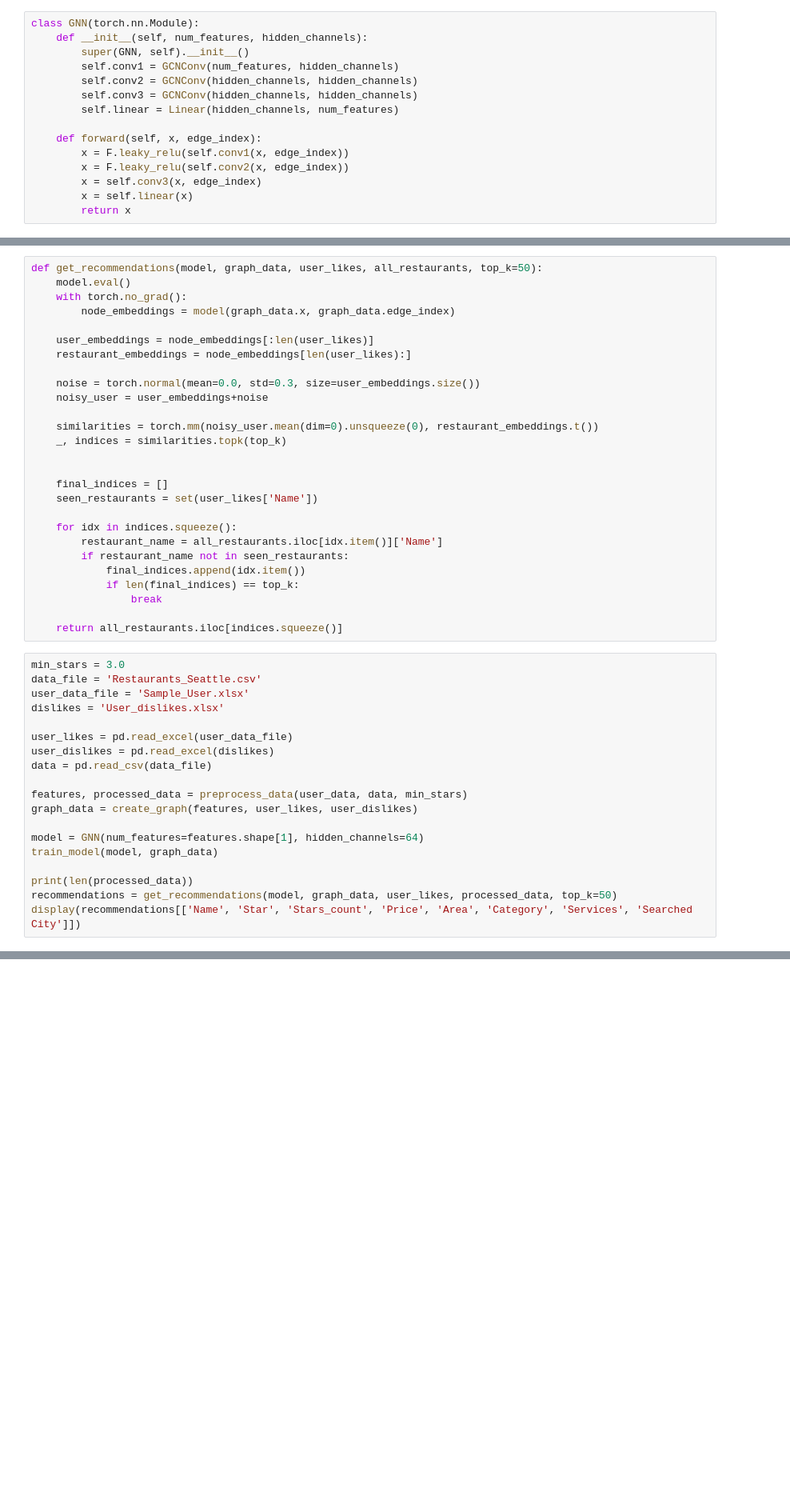
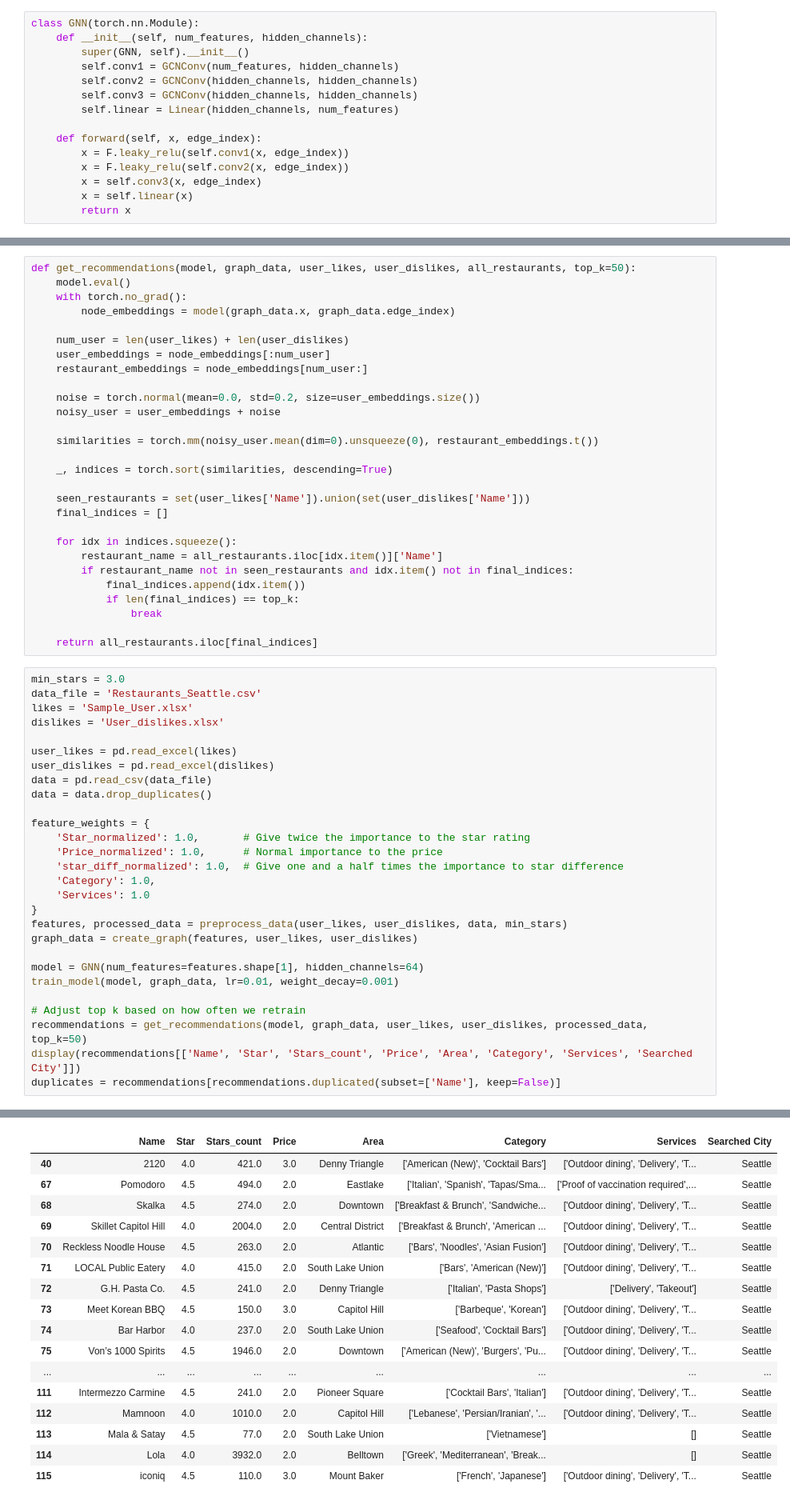
Before and after one commit to Aaiiko/thirdspace, a Jupyter notebook: recommendation/recommend.ipynb, the cells around one changed output, grey strips where cells are left out. Shown at 80% size. Saved outputs shown, nothing was run; the diff lists cells and outputs as text; blank space fills up the shorter version.

Commit message:
Fixed duplicates issue

```diff
--- a/recommendation/recommend.ipynb
+++ b/recommendation/recommend.ipynb
@@ -114,47 +115,57 @@ def train_model(model, graph_data, num_epochs=100):
 # %%
-def get_recommendations(model, graph_data, user_likes, all_restaurants, top_k=50):
+def get_recommendations(model, graph_data, user_likes, user_dislikes, all_restaurants, top_k=50):
     model.eval()
     with torch.no_grad():
         node_embeddings = model(graph_data.x, graph_data.edge_index)
 
-    user_embeddings = node_embeddings[:len(user_likes)]
-    restaurant_embeddings = node_embeddings[len(user_likes):]
+    num_user = len(user_likes) + len(user_dislikes)
+    user_embeddings = node_embeddings[:num_user]
+    restaurant_embeddings = node_embeddings[num_user:]
 
-    noise = torch.normal(mean=0.0, std=0.3, size=user_embeddings.size())
-    noisy_user = user_embeddings+noise
+    noise = torch.normal(mean=0.0, std=0.2, size=user_embeddings.size())
+    noisy_user = user_embeddings + noise
 
     similarities = torch.mm(noisy_user.mean(dim=0).unsqueeze(0), restaurant_embeddings.t())
-    _, indices = similarities.topk(top_k)
 
+    _, indices = torch.sort(similarities, descending=True)
 
+    seen_restaurants = set(user_likes['Name']).union(set(user_dislikes['Name']))
     final_indices = []
-    seen_restaurants = set(user_likes['Name'])
 
     for idx in indices.squeeze():
         restaurant_name = all_restaurants.iloc[idx.item()]['Name']
-        if restaurant_name not in seen_restaurants:
+        if restaurant_name not in seen_restaurants and idx.item() not in final_indices:
             final_indices.append(idx.item())
             if len(final_indices) == top_k:
                 break
 
-    return all_restaurants.iloc[indices.squeeze()]
+    return all_restaurants.iloc[final_indices]
 # %%
 min_stars = 3.0
 data_file = 'Restaurants_Seattle.csv'
-user_data_file = 'Sample_User.xlsx'
+likes = 'Sample_User.xlsx'
 dislikes = 'User_dislikes.xlsx'
 
-user_likes = pd.read_excel(user_data_file)
+user_likes = pd.read_excel(likes)
 user_dislikes = pd.read_excel(dislikes)
 data = pd.read_csv(data_file)
+data = data.drop_duplicates()
 
-features, processed_data = preprocess_data(user_data, data, min_stars)
+feature_weights = {
+    'Star_normalized': 1.0,       # Give twice the importance to the star rating
+    'Price_normalized': 1.0,      # Normal importance to the price
+    'star_diff_normalized': 1.0,  # Give one and a half times the importance to star difference
+    'Category': 1.0,
+    'Services': 1.0
+}
+features, processed_data = preprocess_data(user_likes, user_dislikes, data, min_stars)
 graph_data = create_graph(features, user_likes, user_dislikes)
 
 model = GNN(num_features=features.shape[1], hidden_channels=64)
-train_model(model, graph_data)
+train_model(model, graph_data, lr=0.01, weight_decay=0.001)
 
-print(len(processed_data))
-recommendations = get_recommendations(model, graph_data, user_likes, processed_data, top_k=50)
+# Adjust top k based on how often we retrain
+recommendations = get_recommendations(model, graph_data, user_likes, user_dislikes, processed_data, top_k=50)
 display(recommendations[['Name', 'Star', 'Stars_count', 'Price', 'Area', 'Category', 'Services', 'Searched City']])
+duplicates = recommendations[recommendations.duplicated(subset=['Name'], keep=False)]
 # %% [output]
@@ -162,2 +172,19 @@ Epoch 10/100, Loss: 2.8852
+|  | Name | Star | Stars_count | Price | Area | Category | Services | Searched City |
+| 40 | 2120 | 4.0 | 421.0 | 3.0 | Denny Triangle | ['American (New)', 'Cocktail Bars'] | ['Outdoor dining', 'Delivery', 'T... | Seattle |
+| 67 | Pomodoro | 4.5 | 494.0 | 2.0 | Eastlake | ['Italian', 'Spanish', 'Tapas/Sma... | ['Proof of vaccination required',... | Seattle |
+| 68 | Skalka | 4.5 | 274.0 | 2.0 | Downtown | ['Breakfast & Brunch', 'Sandwiche... | ['Outdoor dining', 'Delivery', 'T... | Seattle |
+| 69 | Skillet Capitol Hill | 4.0 | 2004.0 | 2.0 | Central District | ['Breakfast & Brunch', 'American ... | ['Outdoor dining', 'Delivery', 'T... | Seattle |
+| 70 | Reckless Noodle House | 4.5 | 263.0 | 2.0 | Atlantic | ['Bars', 'Noodles', 'Asian Fusion'] | ['Outdoor dining', 'Delivery', 'T... | Seattle |
+| 71 | LOCAL Public Eatery | 4.0 | 415.0 | 2.0 | South Lake Union | ['Bars', 'American (New)'] | ['Outdoor dining', 'Delivery', 'T... | Seattle |
+| 72 | G.H. Pasta Co. | 4.5 | 241.0 | 2.0 | Denny Triangle | ['Italian', 'Pasta Shops'] | ['Delivery', 'Takeout'] | Seattle |
+| 73 | Meet Korean BBQ | 4.5 | 150.0 | 3.0 | Capitol Hill | ['Barbeque', 'Korean'] | ['Outdoor dining', 'Delivery', 'T... | Seattle |
+| 74 | Bar Harbor | 4.0 | 237.0 | 2.0 | South Lake Union | ['Seafood', 'Cocktail Bars'] | ['Outdoor dining', 'Delivery', 'T... | Seattle |
+| 75 | Von’s 1000 Spirits | 4.5 | 1946.0 | 2.0 | Downtown | ['American (New)', 'Burgers', 'Pu... | ['Outdoor dining', 'Delivery', 'T... | Seattle |
+| ... | ... | ... | ... | ... | ... | ... | ... | ... |
+| 111 | Intermezzo Carmine | 4.5 | 241.0 | 2.0 | Pioneer Square | ['Cocktail Bars', 'Italian'] | ['Outdoor dining', 'Delivery', 'T... | Seattle |
+| 112 | Mamnoon | 4.0 | 1010.0 | 2.0 | Capitol Hill | ['Lebanese', 'Persian/Iranian', '... | ['Outdoor dining', 'Delivery', 'T... | Seattle |
+| 113 | Mala & Satay | 4.5 | 77.0 | 2.0 | South Lake Union | ['Vietnamese'] | [] | Seattle |
+| 114 | Lola | 4.0 | 3932.0 | 2.0 | Belltown | ['Greek', 'Mediterranean', 'Break... | [] | Seattle |
+| 115 | iconiq | 4.5 | 110.0 | 3.0 | Mount Baker | ['French', 'Japanese'] | ['Outdoor dining', 'Delivery', 'T... | Seattle |
 # %%
 # add method to generate multiple restaurants quickly on same model
```
Also changed, not shown: parts of 3 cells of this notebook.
